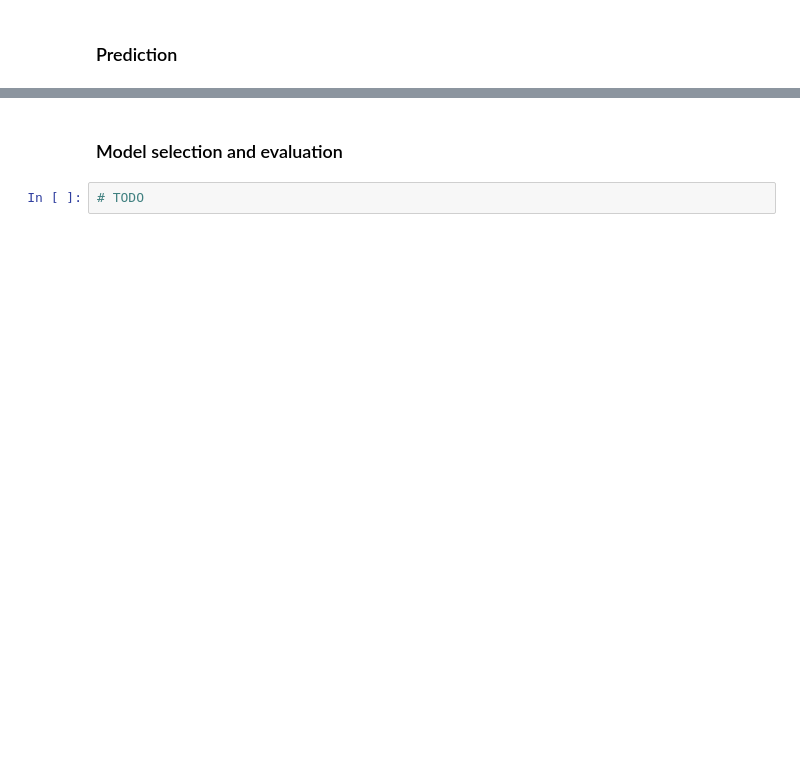
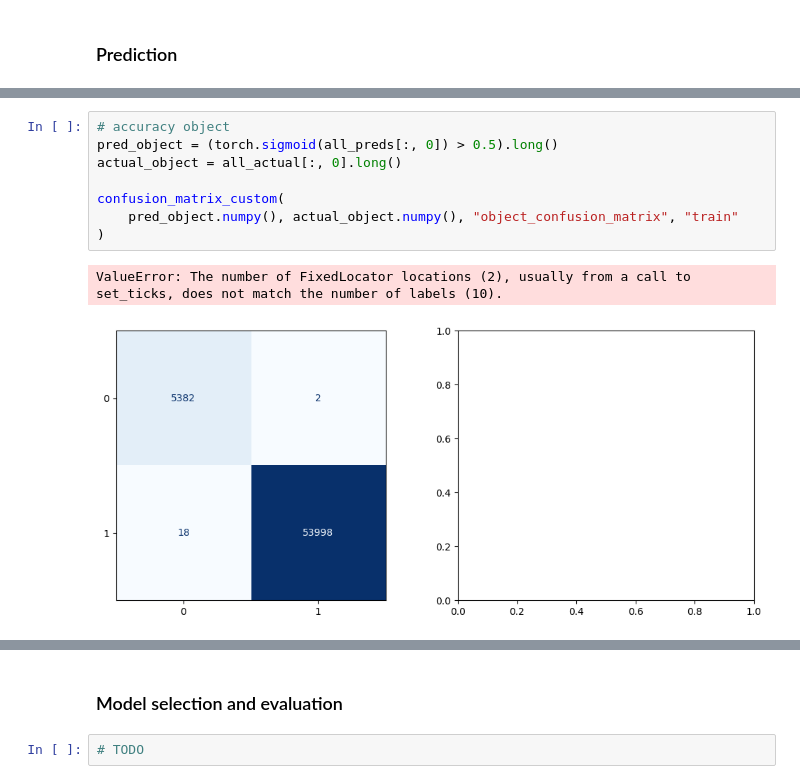
Before and after one commit to Freskoko/inf265_projects, a Jupyter notebook: assignments/src/project_2/Object_detection_template.ipynb, the cells around one changed output, grey strips where cells are left out. Cells and saved outputs as stored; diff of their text form; blank space fills up the shorter version.

```diff
--- a/assignments/src/project_2/Object_detection_template.ipynb
+++ b/assignments/src/project_2/Object_detection_template.ipynb
@@ -762,0 +943,11 @@ if DO_TRAINING:
+# %%
+# accuracy object
+pred_object = (torch.sigmoid(all_preds[:, 0]) > 0.5).long()
+actual_object = all_actual[:, 0].long()
+
+confusion_matrix_custom(
+    pred_object.numpy(), actual_object.numpy(), "object_confusion_matrix", "train"
+)
+# %% [output]
+ValueError: The number of FixedLocator locations (2), usually from a call to set_ticks, does not match the number of labels (10).
+[figure, added]
```
Also changed, not shown: parts of 20 cells of this notebook, 2 other files.
